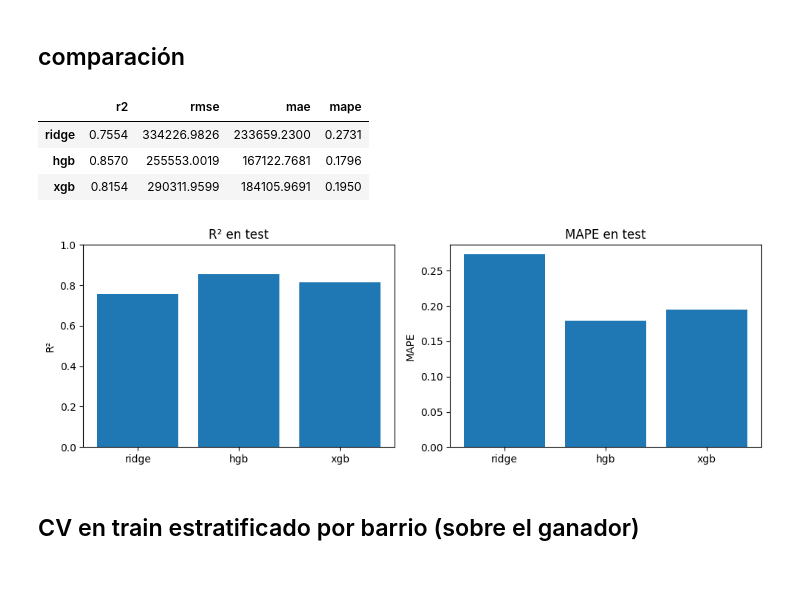
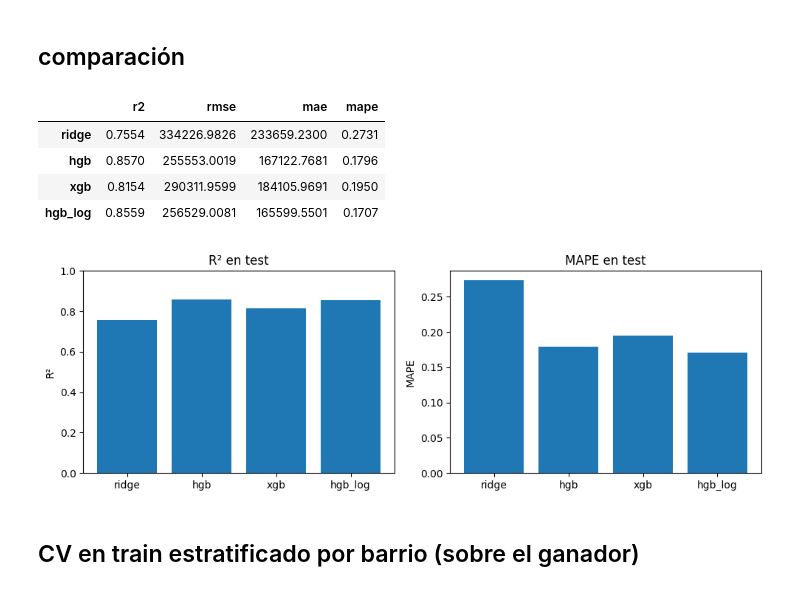
Before and after one commit to MFelix9310/prueba-tecnica-ds-propiedata, a Jupyter notebook: notebooks/02_modelado.ipynb, the cells around one changed output. Saved outputs shown, nothing was run; the diff lists cells and outputs as text; code cells hidden in the pictures.

Commit message:
feat: agrego tests pytest sobre el parquet, experimento extra HGB+log1p y limpieza de requirements

```diff
--- a/notebooks/02_modelado.ipynb
+++ b/notebooks/02_modelado.ipynb
@@ -237,0 +242,18 @@ xgb: {'r2': 0.8154, 'rmse': 290311.9599, 'mae': 184105.9691, 'mape': 0.195}
+# %%
+# mismo HGB pero entrenado sobre log1p del target
+hgb_log = Pipeline([
+    ('pre', preproc_hgb),
+    ('reg', HistGradientBoostingRegressor(
+        max_iter=500, learning_rate=0.05, max_depth=6,
+        categorical_features=cat_idx, random_state=SEED)),
+])
+
+with mlflow.start_run(run_name='hgb_log'):
+    hgb_log.fit(X_train, np.log1p(y_train))
+    pred_log = np.expm1(hgb_log.predict(X_test))
+    m_hgb_log = evaluar(y_test, pred_log)
+    mlflow.log_params({'modelo': 'HistGradientBoosting', 'target': 'log1p',
+                       'max_iter': 500, 'lr': 0.05, 'max_depth': 6})
+    mlflow.log_metrics(m_hgb_log)
+    mlflow.sklearn.log_model(hgb_log, name='model')
+    print('hgb_log:', {k: round(v, 4) for k, v in m_hgb_log.items()})
@@ -239,30 +264,35 @@ xgb: {'r2': 0.8154, 'rmse': 290311.9599, 'mae': 184105.9691, 'mape': 0.195}
 ## comparación
 # %%
 # tabla con las 4 metricas en test
-comparacion = pd.DataFrame({'ridge': m_ridge, 'hgb': m_hgb, 'xgb': m_xgb}).T.round(4)
+comparacion = pd.DataFrame({'ridge': m_ridge, 'hgb': m_hgb, 'xgb': m_xgb, 'hgb_log': m_hgb_log}).T.round(4)
 comparacion
 # %% [output]
 |  | r2 | rmse | mae | mape |
 | ridge | 0.7554 | 334226.9826 | 233659.2300 | 0.2731 |
 | hgb | 0.8570 | 255553.0019 | 167122.7681 | 0.1796 |
 | xgb | 0.8154 | 290311.9599 | 184105.9691 | 0.1950 |
+| hgb_log | 0.8559 | 256529.0081 | 165599.5501 | 0.1707 |
 # %%
 # lo mismo pero visual
 fig, axes = plt.subplots(1, 2, figsize=(10, 3.5))
 
-axes[0].bar(['ridge', 'hgb', 'xgb'], [m_ridge['r2'], m_hgb['r2'], m_xgb['r2']])
+modelos = ['ridge', 'hgb', 'xgb', 'hgb_log']
+r2s   = [m_ridge['r2'],   m_hgb['r2'],   m_xgb['r2'],   m_hgb_log['r2']]
+mapes = [m_ridge['mape'], m_hgb['mape'], m_xgb['mape'], m_hgb_log['mape']]
+
+axes[0].bar(modelos, r2s)
 axes[0].set_ylabel('R²')
 axes[0].set_ylim(0, 1)
 axes[0].set_title('R² en test')
 
-axes[1].bar(['ridge', 'hgb', 'xgb'], [m_ridge['mape'], m_hgb['mape'], m_xgb['mape']])
+axes[1].bar(modelos, mapes)
 axes[1].set_ylabel('MAPE')
 axes[1].set_title('MAPE en test')
 
 plt.tight_layout()
 plt.show()
 # %% [output]
-[figure, old version]
+[figure, new version]
 # %% [markdown]
 ## CV en train estratificado por barrio (sobre el ganador)
 # %%
```
Also changed, not shown: parts of 6 cells of this notebook, 3 other files.
